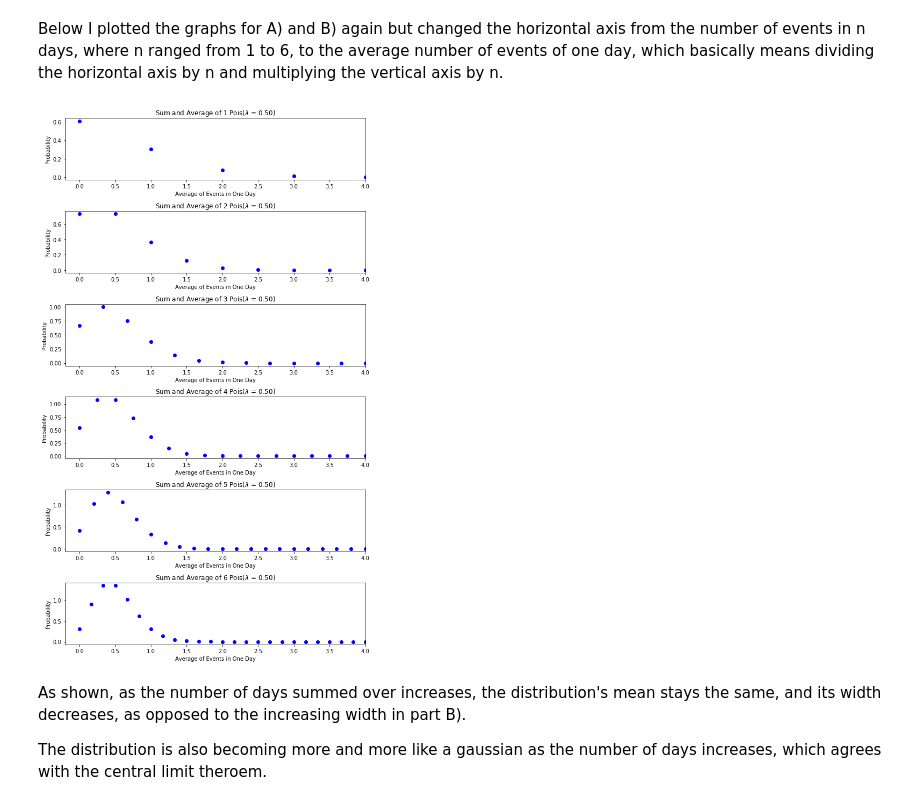
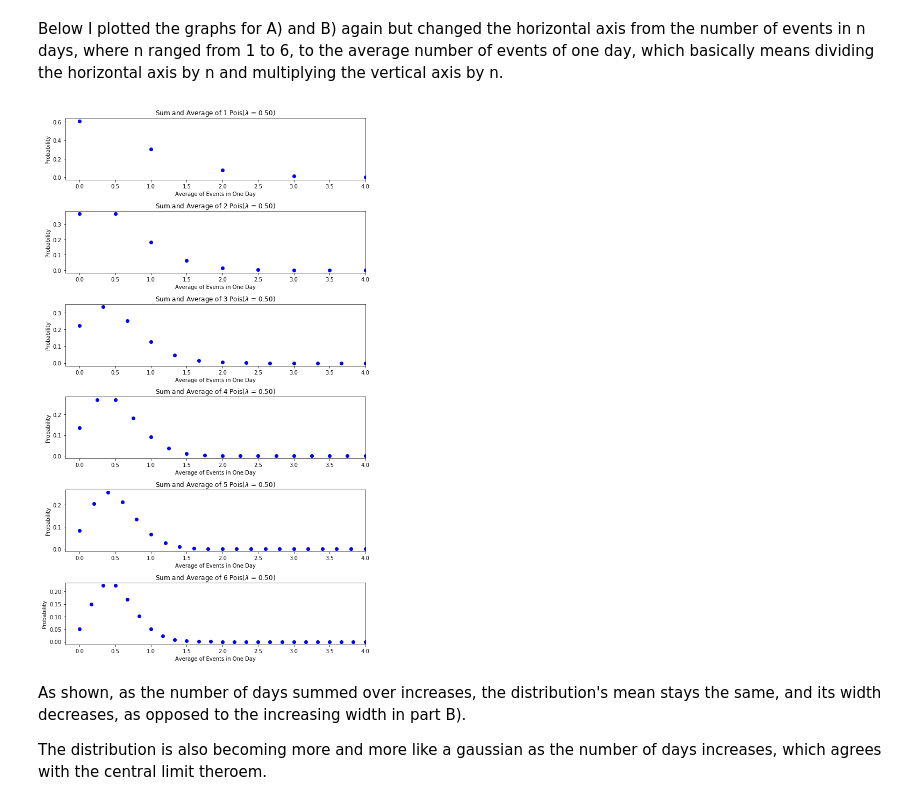
Before and after one commit to pjiang99/PHYS434, a Jupyter notebook: Lab2.ipynb, the cells around one changed output. Saved outputs shown, nothing was run; the diff lists cells and outputs as text; code cells hidden in the pictures.

```diff
--- a/Lab2.ipynb
+++ b/Lab2.ipynb
@@ -84,25 +84,25 @@ Below I plotted the graphs for A) and B) again but changed the horizontal axis f
 # %%
 n_col = 1
 max_days = 6
 n_row = math.ceil(max_days / n_col)
 f, axs = plt.subplots(n_row, n_col, figsize=(10, 3 * n_row))
 plt.subplots_adjust(left=None, bottom=None, right=None, top=None, wspace=None, hspace=.5)
 p = 1
 for i in range(0, max_days):
         p = np.convolve(p, p1)
         days = len(p) - 1
         if (n_col == 1):
             ax = axs[i]
         else:
             ax = axs[math.floor(i / n_col), i % n_col]
         k = np.array(np.arange(0, days + 1))
         ax.set_xlim([-0.2, 4])
         ax.set_xlabel('Average of Events in One Day')
         ax.set_ylabel('Probability')
-        ax.plot(k / (i + 1), p * (i + 1), 'ob')
+        ax.plot(k / (i + 1), p, 'ob')
         ax.set_title("Sum and Average of %d Pois($\lambda$ = %.2f)" % ((i + 1), lam))
 # %% [output]
-[figure, old version]
+[figure, new version]
 # %% [markdown]
 As shown, as the number of days summed over increases, the distribution's mean stays the same, and its width decreases, as opposed to the increasing width in part B).
 
```
Also changed, not shown: parts of 2 cells of this notebook, 1 other file.
